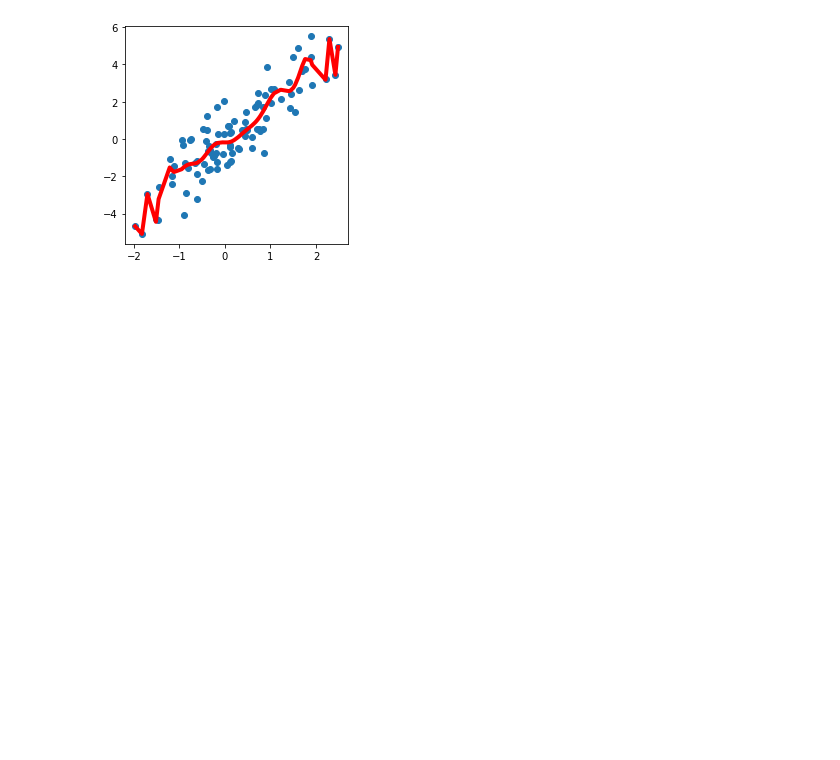
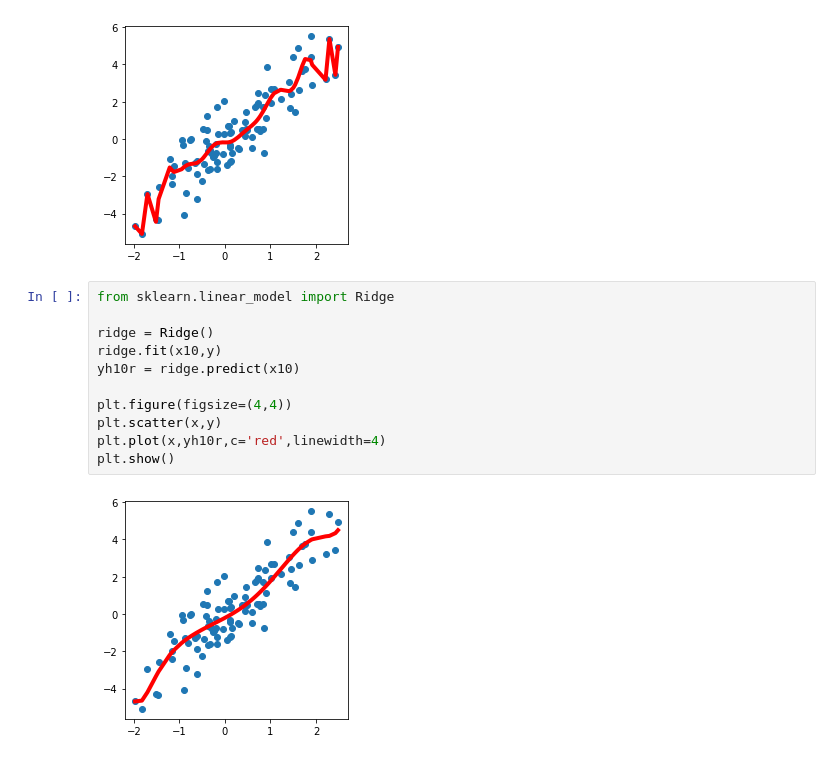
Before and after one commit to linhle32/YourAnalystBuddyBlog, a Jupyter notebook: Data Analytics/Regularization/drawing plots.ipynb, the cells around one changed output. Drawn from its saved outputs; the diff is of its cells as text; blank space fills up the shorter version.

Commit message:
upload notebook and data for Data Analytics - Model tuning

```diff
--- a/Data Analytics/Regularization/drawing plots.ipynb
+++ b/Data Analytics/Regularization/drawing plots.ipynb
@@ -55,3 +55,16 @@ plt.plot(x,yh20,c='red',linewidth=4)
 plt.show()
 # %% [output]
 [figure]
+# %%
+from sklearn.linear_model import Ridge
+
+ridge = Ridge()
+ridge.fit(x10,y)
+yh10r = ridge.predict(x10)
+
+plt.figure(figsize=(4,4))
+plt.scatter(x,y)
+plt.plot(x,yh10r,c='red',linewidth=4)
+plt.show()
+# %% [output]
+[figure, added]
```
Also changed, not shown: parts of 1 cell of this notebook, 4 other files.
